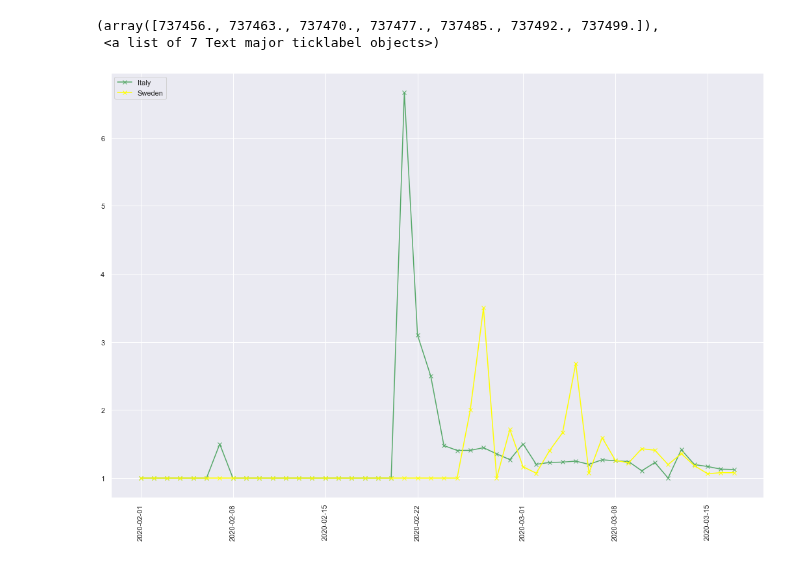
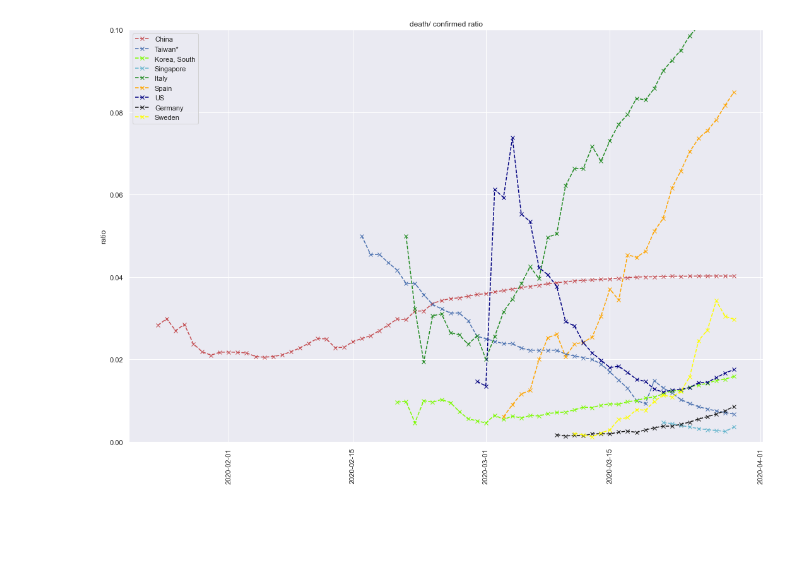
Before and after one commit to tolex3/note, a Jupyter notebook: covid_confirmed.ipynb, the cells around one changed output. Saved outputs shown, nothing was run; the diff lists cells and outputs as text; code cells hidden in the pictures; blank space fills up the shorter version.

```diff
--- a/covid_confirmed.ipynb
+++ b/covid_confirmed.ipynb
@@ -265,10 +212,43 @@ swe
-# %%
-plt.figure(figsize=(18,12))
-plt.plot(ita['factor'],'x-',label='Italy',color='g')
-plt.plot(swe['factor'],'x-',label='Sweden',color='yellow')
-plt.legend(loc='upper left')
-plt.xticks(rotation=90)
-# %% [output]
-(array([737456., 737463., 737470., 737477., 737485., 737492., 737499.]),
- <a list of 7 Text major ticklabel objects>)
-[figure, removed]
+# %%
+country_data = dict()
+
+for c in countries:
+    country_data[c] = pd.concat([confirmed_dict[c],deceased_dict[c]],axis=1)
+    country_data[c]['pct_dead'] = 100 * country_data[c]['deceased'] / country_data[c]['confirmed']
+    country_data[c]['conf_over_dead'] = country_data[c]['confirmed'] / country_data[c]['deceased']
+    country_data[c]['conf_over_dead'] = country_data[c]['conf_over_dead'].replace(np.inf,np.nan)
+    country_data[c]['dead_conf_ratio'] =  country_data[c]['dead_factor'] / country_data[c]['factor']
+
+
+import pickle
+
+with open ('country_data.pkl','wb') as f:
+    pickle.dump(country_data,f,protocol=pickle.HIGHEST_PROTOCOL)
+
+countries_of_interest = ['China','Taiwan*','Korea, South','Singapore',
+                         'Italy','Spain','US','Germany','Sweden']
+
+colors = ['r','b','lawngreen','c',
+          'forestgreen','orange','navy','k','yellow']
+
+plt.figure(figsize=(18,12))
+plt.title('death/ confirmed ratio')
+
+i = 0
+for c in countries_of_interest:
+    country = country_data[c]
+    mask = country['deceased'] >= 1
+    country = country[mask]
+    plt.plot(country['deceased'] / country['confirmed'],'x--',
+             color=colors[i],label=c)
+    i += 1
+
+plt.ylabel('ratio')
+plt.xticks(rotation=90)
+plt.ylim([0,0.10])
+plt.legend(loc='upper left')
+#plt.yscale('log')
+
+plt.savefig('corona_dead_conf_ratio.jpg',format='jpg')
+# %% [output]
+[figure, added]
```
Also changed, not shown: parts of 12 cells of this notebook, 2 other files.
